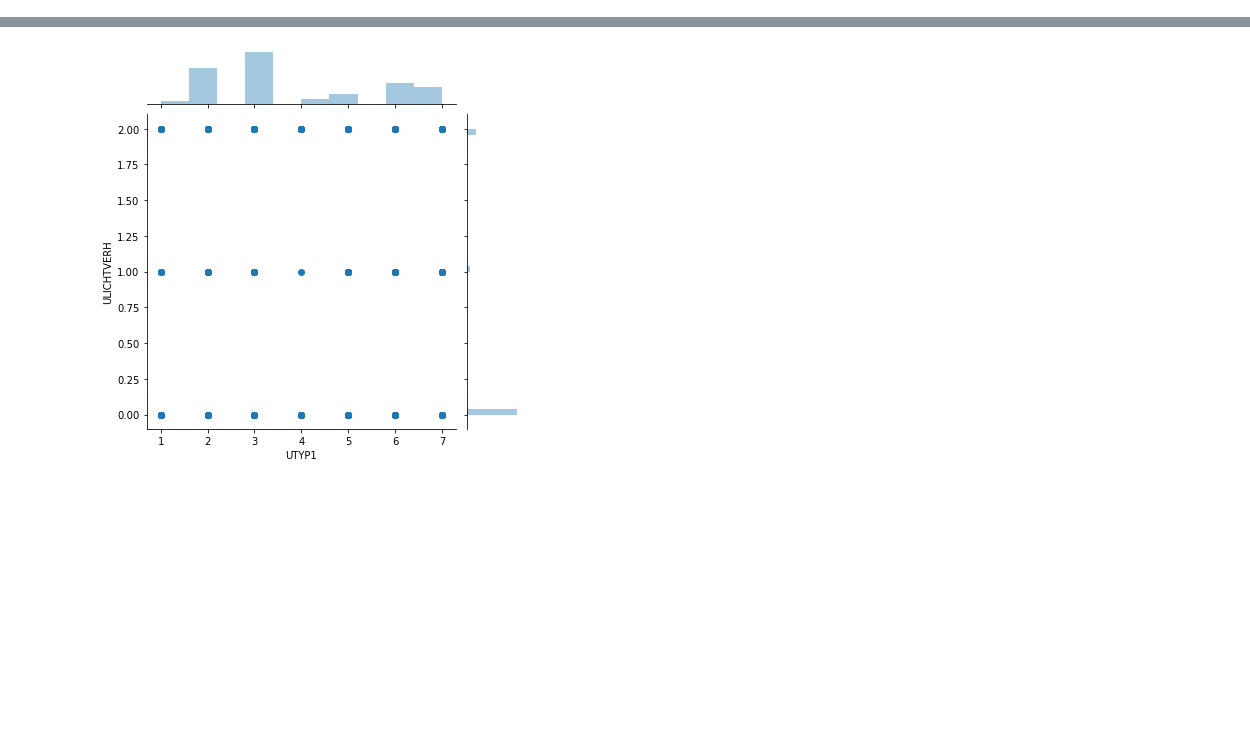
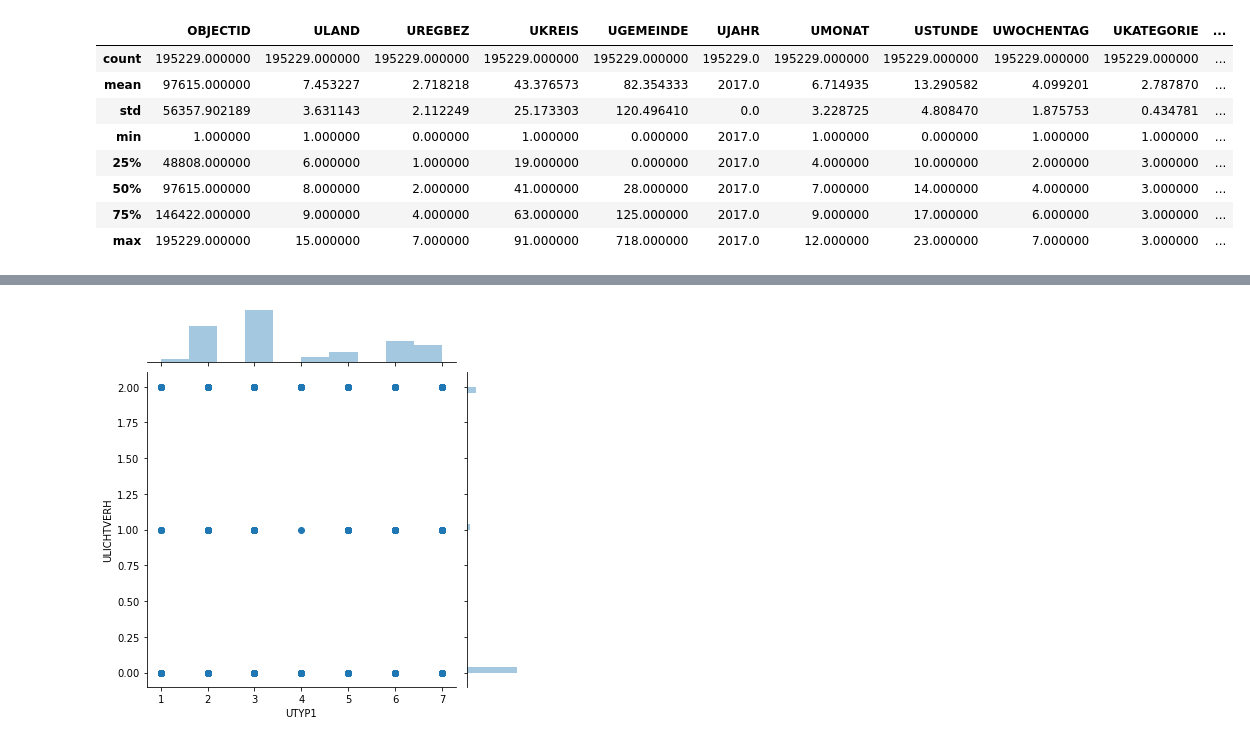
Before and after one commit to NicSch1992/TechLabsHH, a Jupyter notebook: RadUnfall2019.ipynb, the cells around one changed output, grey strips where cells are left out. Drawn from its saved outputs; the diff is of its cells as text; code cells hidden in the pictures; blank space fills up the shorter version.

```diff
--- a/RadUnfall2019.ipynb
+++ b/RadUnfall2019.ipynb
@@ -93,0 +71,12 @@ NameError: name 'unfall2019' is not defined
+# %%
+df2017.describe()
+# %% [output]
+|  | OBJECTID | ULAND | UREGBEZ | UKREIS | UGEMEINDE | UJAHR | UMONAT | USTUNDE | UWOCHENTAG | UKATEGORIE | ... |
+| count | 195229.000000 | 195229.000000 | 195229.000000 | 195229.000000 | 195229.000000 | 195229.0 | 195229.000000 | 195229.000000 | 195229.000000 | 195229.000000 | ... |
+| mean | 97615.000000 | 7.453227 | 2.718218 | 43.376573 | 82.354333 | 2017.0 | 6.714935 | 13.290582 | 4.099201 | 2.787870 | ... |
+| std | 56357.902189 | 3.631143 | 2.112249 | 25.173303 | 120.496410 | 0.0 | 3.228725 | 4.808470 | 1.875753 | 0.434781 | ... |
+| min | 1.000000 | 1.000000 | 0.000000 | 1.000000 | 0.000000 | 2017.0 | 1.000000 | 0.000000 | 1.000000 | 1.000000 | ... |
+| 25% | 48808.000000 | 6.000000 | 1.000000 | 19.000000 | 0.000000 | 2017.0 | 4.000000 | 10.000000 | 2.000000 | 3.000000 | ... |
+| 50% | 97615.000000 | 8.000000 | 2.000000 | 41.000000 | 28.000000 | 2017.0 | 7.000000 | 14.000000 | 4.000000 | 3.000000 | ... |
+| 75% | 146422.000000 | 9.000000 | 4.000000 | 63.000000 | 125.000000 | 2017.0 | 9.000000 | 17.000000 | 6.000000 | 3.000000 | ... |
+| max | 195229.000000 | 15.000000 | 7.000000 | 91.000000 | 718.000000 | 2017.0 | 12.000000 | 23.000000 | 7.000000 | 3.000000 | ... |
```
Also changed, not shown: parts of 79 cells of this notebook.
